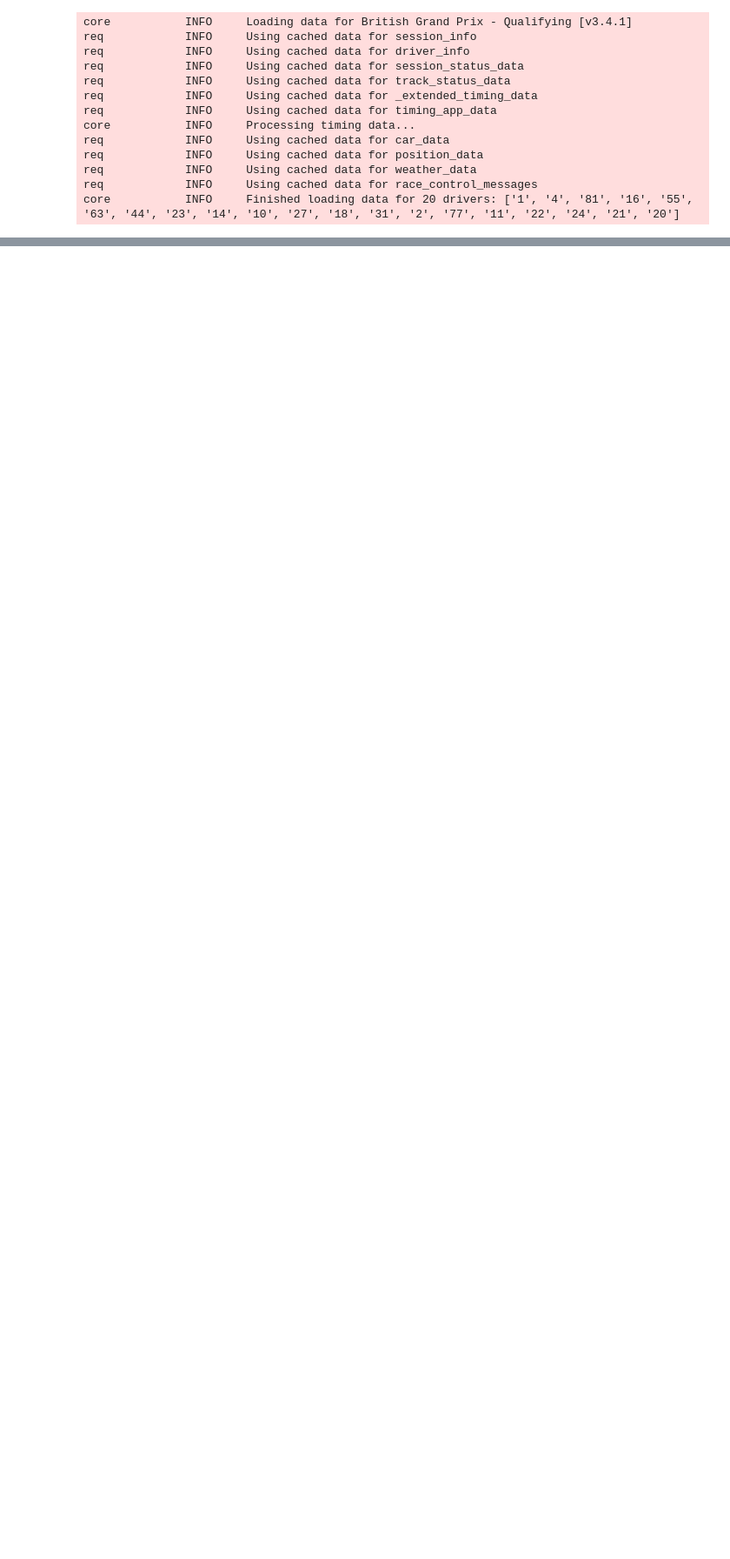
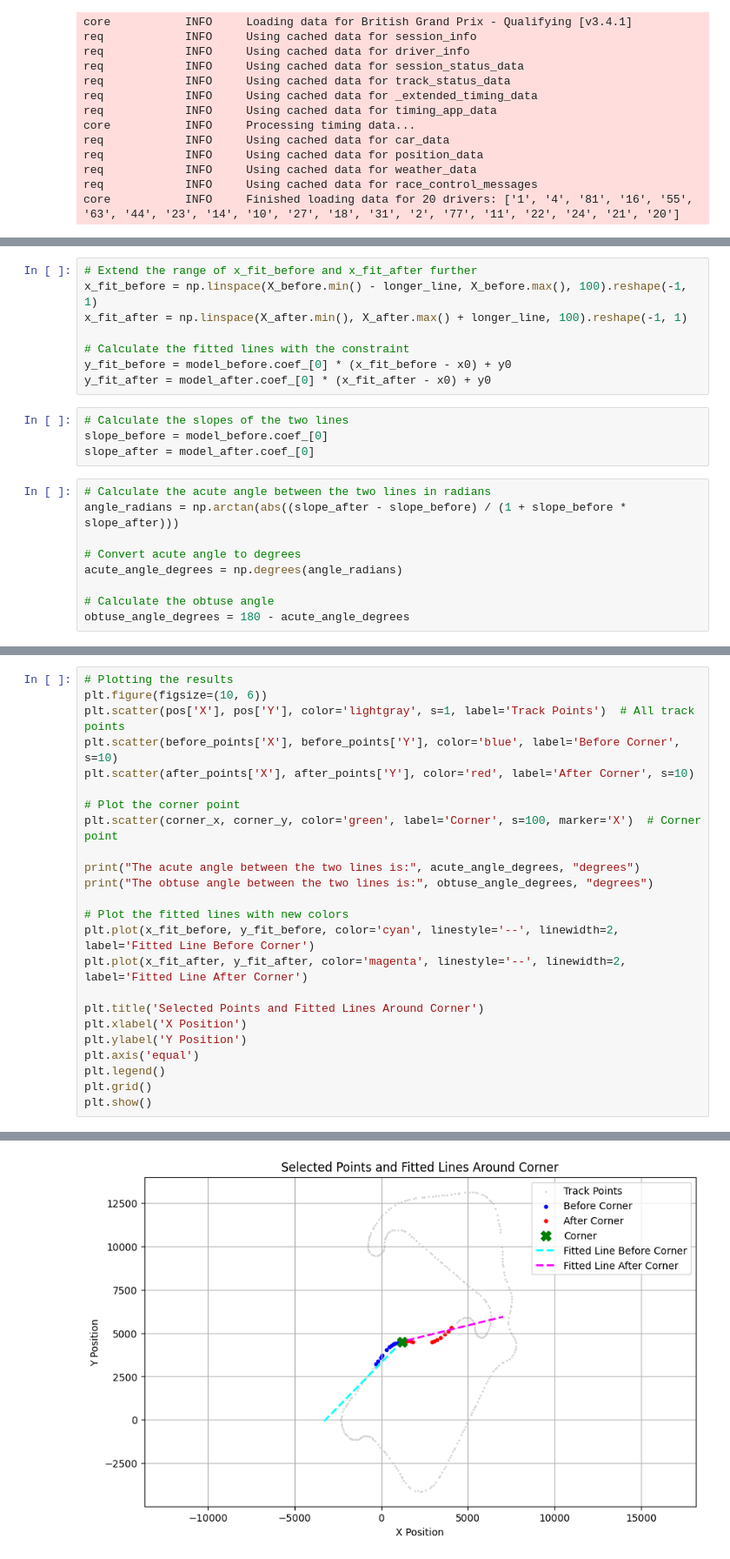
Before and after one commit to rricc22/F1, a Jupyter notebook: categorization_track.ipynb, the cells around one changed output, grey strips where cells are left out. Shown: that part at 87% size. Drawn from its saved outputs; the diff is of its cells as text; blank space fills up the shorter version.

```diff
--- a/categorization_track.ipynb
+++ b/categorization_track.ipynb
@@ -366,0 +457,21 @@ plt.show()
+# %%
+# Extend the range of x_fit_before and x_fit_after further
+x_fit_before = np.linspace(X_before.min() - longer_line, X_before.max(), 100).reshape(-1, 1)
+x_fit_after = np.linspace(X_after.min(), X_after.max() + longer_line, 100).reshape(-1, 1)
+
+# Calculate the fitted lines with the constraint
+y_fit_before = model_before.coef_[0] * (x_fit_before - x0) + y0
+y_fit_after = model_after.coef_[0] * (x_fit_after - x0) + y0
+# %%
+# Calculate the slopes of the two lines
+slope_before = model_before.coef_[0]
+slope_after = model_after.coef_[0]
+# %%
+# Calculate the acute angle between the two lines in radians
+angle_radians = np.arctan(abs((slope_after - slope_before) / (1 + slope_before * slope_after)))
+
+# Convert acute angle to degrees
+acute_angle_degrees = np.degrees(angle_radians)
+
+# Calculate the obtuse angle
+obtuse_angle_degrees = 180 - acute_angle_degrees
@@ -366,0 +481,25 @@ plt.show()
+# %%
+# Plotting the results
+plt.figure(figsize=(10, 6))
+plt.scatter(pos['X'], pos['Y'], color='lightgray', s=1, label='Track Points')  # All track points
+plt.scatter(before_points['X'], before_points['Y'], color='blue', label='Before Corner', s=10)
+plt.scatter(after_points['X'], after_points['Y'], color='red', label='After Corner', s=10)
+
+# Plot the corner point
+plt.scatter(corner_x, corner_y, color='green', label='Corner', s=100, marker='X')  # Corner point
+
+print("The acute angle between the two lines is:", acute_angle_degrees, "degrees")
+print("The obtuse angle between the two lines is:", obtuse_angle_degrees, "degrees")
+
+# Plot the fitted lines with new colors
+plt.plot(x_fit_before, y_fit_before, color='cyan', linestyle='--', linewidth=2, label='Fitted Line Before Corner')
+plt.plot(x_fit_after, y_fit_after, color='magenta', linestyle='--', linewidth=2, label='Fitted Line After Corner')
+
+plt.title('Selected Points and Fitted Lines Around Corner')
+plt.xlabel('X Position')
+plt.ylabel('Y Position')
+plt.axis('equal')
+plt.legend()
+plt.grid()
+plt.show()
+# %% [output]
@@ -366,0 +508 @@ plt.show()
+[figure, added]
```
Also changed, not shown: parts of 22 cells of this notebook.
